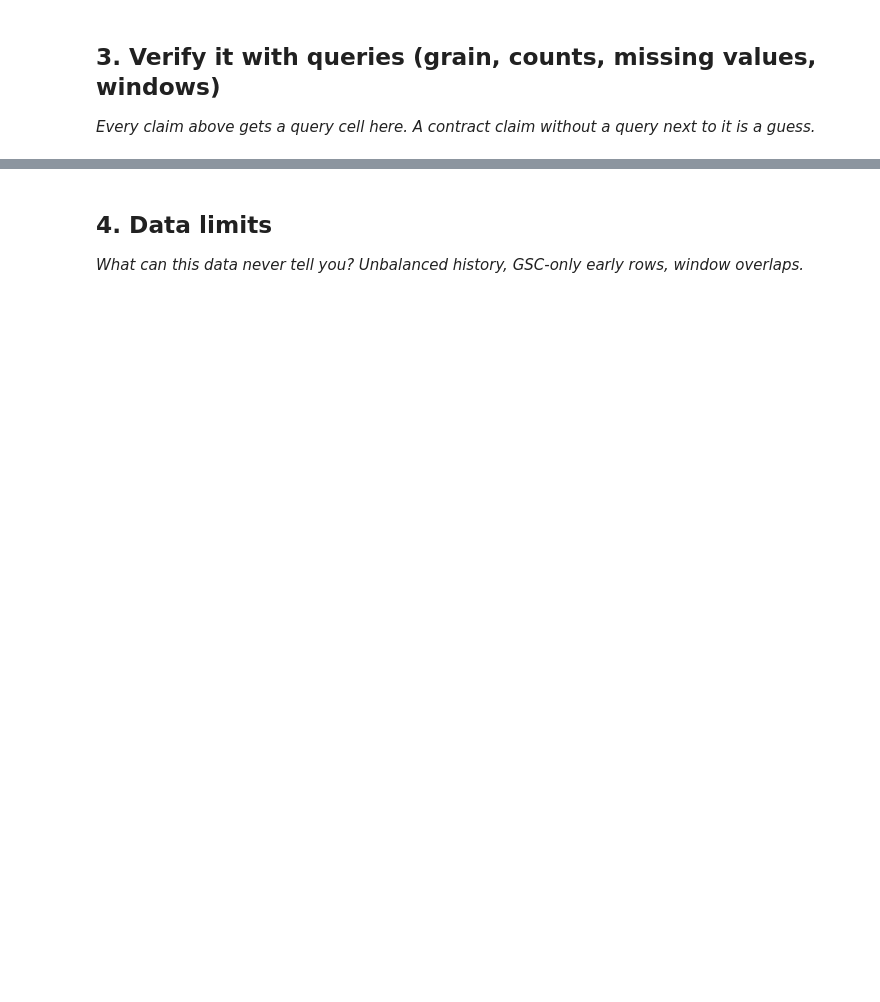
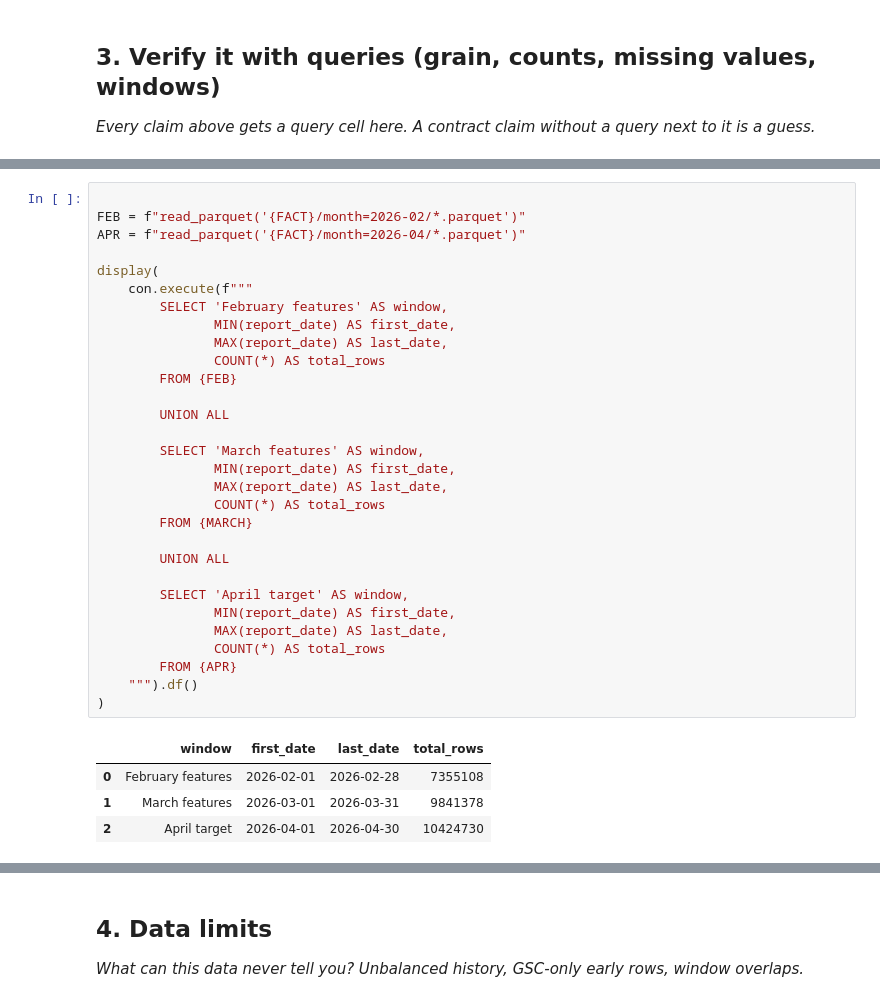
Before and after one commit to saibalaji2004/Flyrank-intern-repo, a Jupyter notebook: work/notebooks/w03_data_contract.ipynb, the cells around one changed output, grey strips where cells are left out. Saved outputs shown, nothing was run; the diff lists cells and outputs as text; blank space fills up the shorter version.

```diff
--- a/work/notebooks/w03_data_contract.ipynb
+++ b/work/notebooks/w03_data_contract.ipynb
@@ -29,0 +282,35 @@ This skeleton is yours to fill. Work the sections **in order** — each one has
+# %%
+
+FEB = f"read_parquet('{FACT}/month=2026-02/*.parquet')"
+APR = f"read_parquet('{FACT}/month=2026-04/*.parquet')"
+
+display(
+    con.execute(f"""
+        SELECT 'February features' AS window,
+               MIN(report_date) AS first_date,
+               MAX(report_date) AS last_date,
+               COUNT(*) AS total_rows
+        FROM {FEB}
+
+        UNION ALL
+
+        SELECT 'March features' AS window,
+               MIN(report_date) AS first_date,
+               MAX(report_date) AS last_date,
+               COUNT(*) AS total_rows
+        FROM {MARCH}
+
+        UNION ALL
+
+        SELECT 'April target' AS window,
+               MIN(report_date) AS first_date,
+               MAX(report_date) AS last_date,
+               COUNT(*) AS total_rows
+        FROM {APR}
+    """).df()
+)
+# %% [output]
+|  | window | first_date | last_date | total_rows |
+| 0 | February features | 2026-02-01 | 2026-02-28 | 7355108 |
+| 1 | March features | 2026-03-01 | 2026-03-31 | 9841378 |
+| 2 | April target | 2026-04-01 | 2026-04-30 | 10424730 |
```
Also changed, not shown: parts of 18 cells of this notebook.
